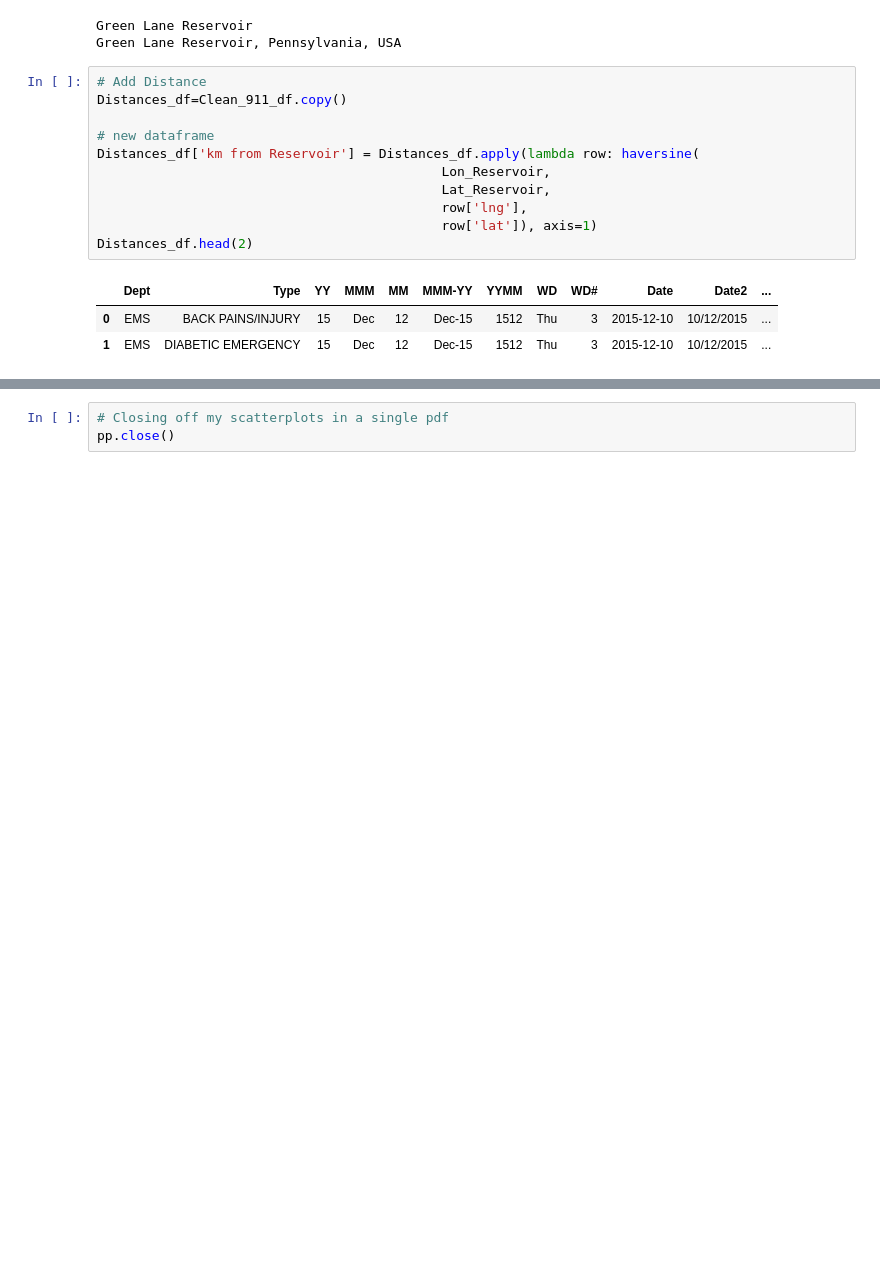
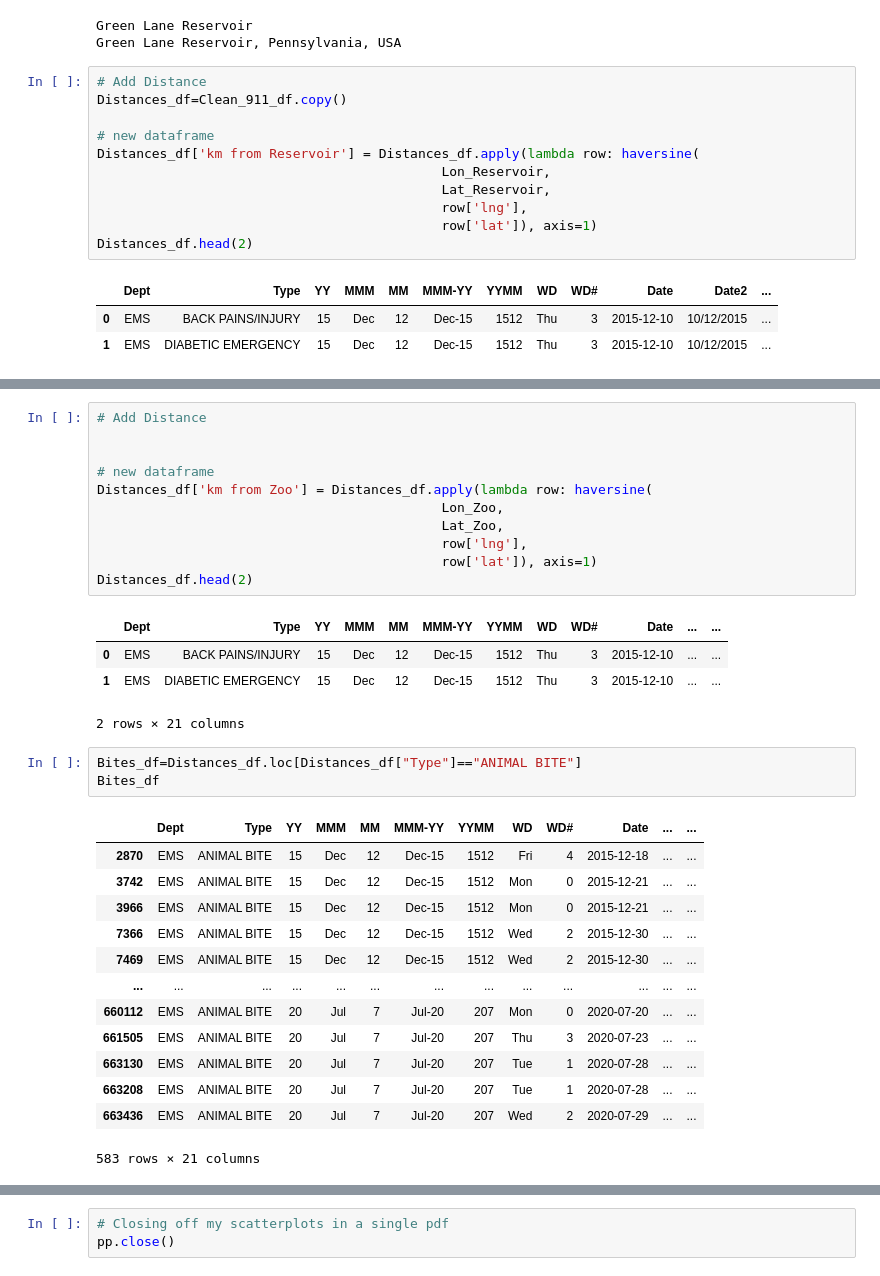
Before and after one commit to ClodettaV/Team_challenge_1, a Jupyter notebook: Dans_Part.ipynb, the cells around one changed output, grey strips where cells are left out. Cells and saved outputs as stored; diff of their text form; blank space fills up the shorter version.

```diff
--- a/Dans_Part.ipynb
+++ b/Dans_Part.ipynb
@@ -633,0 +656,33 @@ mpld3.display()
+# %%
+# Add Distance
+
+
+# new dataframe
+Distances_df['km from Zoo'] = Distances_df.apply(lambda row: haversine(
+                                            Lon_Zoo,
+                                            Lat_Zoo,
+                                            row['lng'],
+                                            row['lat']), axis=1)
+Distances_df.head(2)
+# %% [output]
+|  | Dept | Type | YY | MMM | MM | MMM-YY | YYMM | WD | WD# | Date | ... | ... |
+| 0 | EMS | BACK PAINS/INJURY | 15 | Dec | 12 | Dec-15 | 1512 | Thu | 3 | 2015-12-10 | ... | ... |
+| 1 | EMS | DIABETIC EMERGENCY | 15 | Dec | 12 | Dec-15 | 1512 | Thu | 3 | 2015-12-10 | ... | ... |
+2 rows × 21 columns
+# %%
+Bites_df=Distances_df.loc[Distances_df["Type"]=="ANIMAL BITE"]
+Bites_df
+# %% [output]
+|  | Dept | Type | YY | MMM | MM | MMM-YY | YYMM | WD | WD# | Date | ... | ... |
+| 2870 | EMS | ANIMAL BITE | 15 | Dec | 12 | Dec-15 | 1512 | Fri | 4 | 2015-12-18 | ... | ... |
+| 3742 | EMS | ANIMAL BITE | 15 | Dec | 12 | Dec-15 | 1512 | Mon | 0 | 2015-12-21 | ... | ... |
+| 3966 | EMS | ANIMAL BITE | 15 | Dec | 12 | Dec-15 | 1512 | Mon | 0 | 2015-12-21 | ... | ... |
+| 7366 | EMS | ANIMAL BITE | 15 | Dec | 12 | Dec-15 | 1512 | Wed | 2 | 2015-12-30 | ... | ... |
+| 7469 | EMS | ANIMAL BITE | 15 | Dec | 12 | Dec-15 | 1512 | Wed | 2 | 2015-12-30 | ... | ... |
+| ... | ... | ... | ... | ... | ... | ... | ... | ... | ... | ... | ... | ... |
+| 660112 | EMS | ANIMAL BITE | 20 | Jul | 7 | Jul-20 | 207 | Mon | 0 | 2020-07-20 | ... | ... |
+| 661505 | EMS | ANIMAL BITE | 20 | Jul | 7 | Jul-20 | 207 | Thu | 3 | 2020-07-23 | ... | ... |
+| 663130 | EMS | ANIMAL BITE | 20 | Jul | 7 | Jul-20 | 207 | Tue | 1 | 2020-07-28 | ... | ... |
+| 663208 | EMS | ANIMAL BITE | 20 | Jul | 7 | Jul-20 | 207 | Tue | 1 | 2020-07-28 | ... | ... |
+| 663436 | EMS | ANIMAL BITE | 20 | Jul | 7 | Jul-20 | 207 | Wed | 2 | 2020-07-29 | ... | ... |
+583 rows × 21 columns
```
Also changed, not shown: parts of 18 cells of this notebook, 3 other files.
